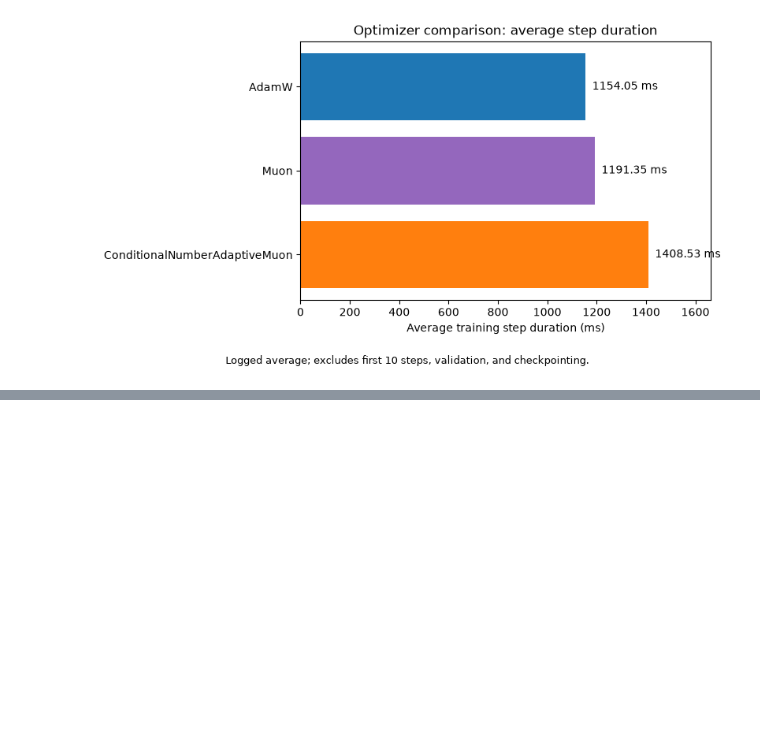
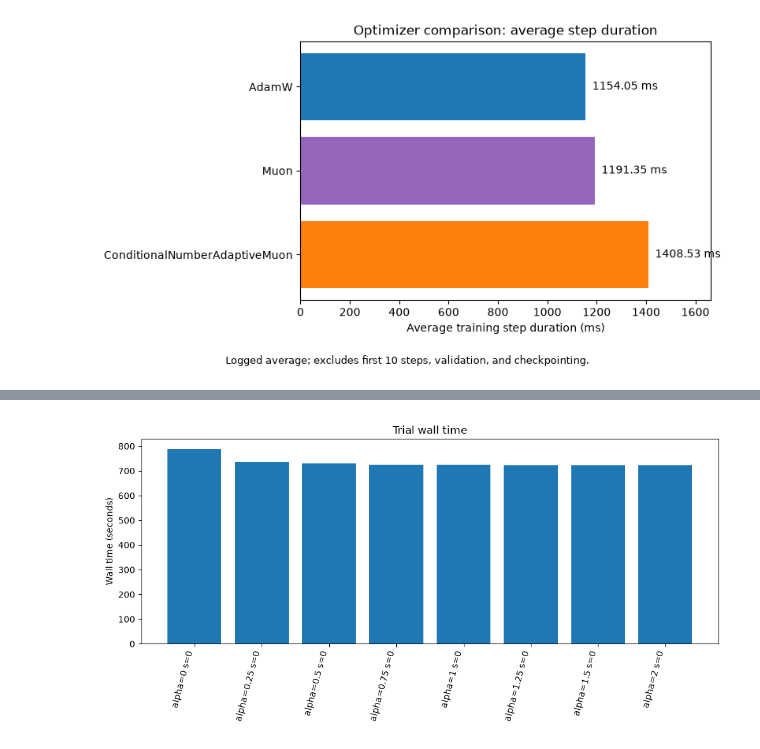
Before and after one commit to jhshi1879/condition-number-adaptive-muon, a Jupyter notebook: submission/analysis_training_runs.ipynb, the cells around one changed output, grey strips where cells are left out. Cells and saved outputs as stored; diff of their text form; code cells hidden in the pictures; blank space fills up the shorter version.

```diff
--- a/submission/analysis_training_runs.ipynb
+++ b/submission/analysis_training_runs.ipynb
@@ -422,0 +458,8 @@ plot_per_step_duration_ms(runs)
+# %%
+plt.figure(figsize=(10, 5))
+plt.bar(range(len(data)), [row['seconds'] for row in data])
+plt.xticks(range(len(data)), [f"{r['label']} s={r['seed']}" for r in data], rotation=75, ha='right'); plt.ylabel('Wall time (seconds)')
+plt.title('Trial wall time')
+plt.tight_layout()
+# %% [output]
+[figure, added]
```
Also changed, not shown: parts of 43 cells of this notebook, 1 other file.
